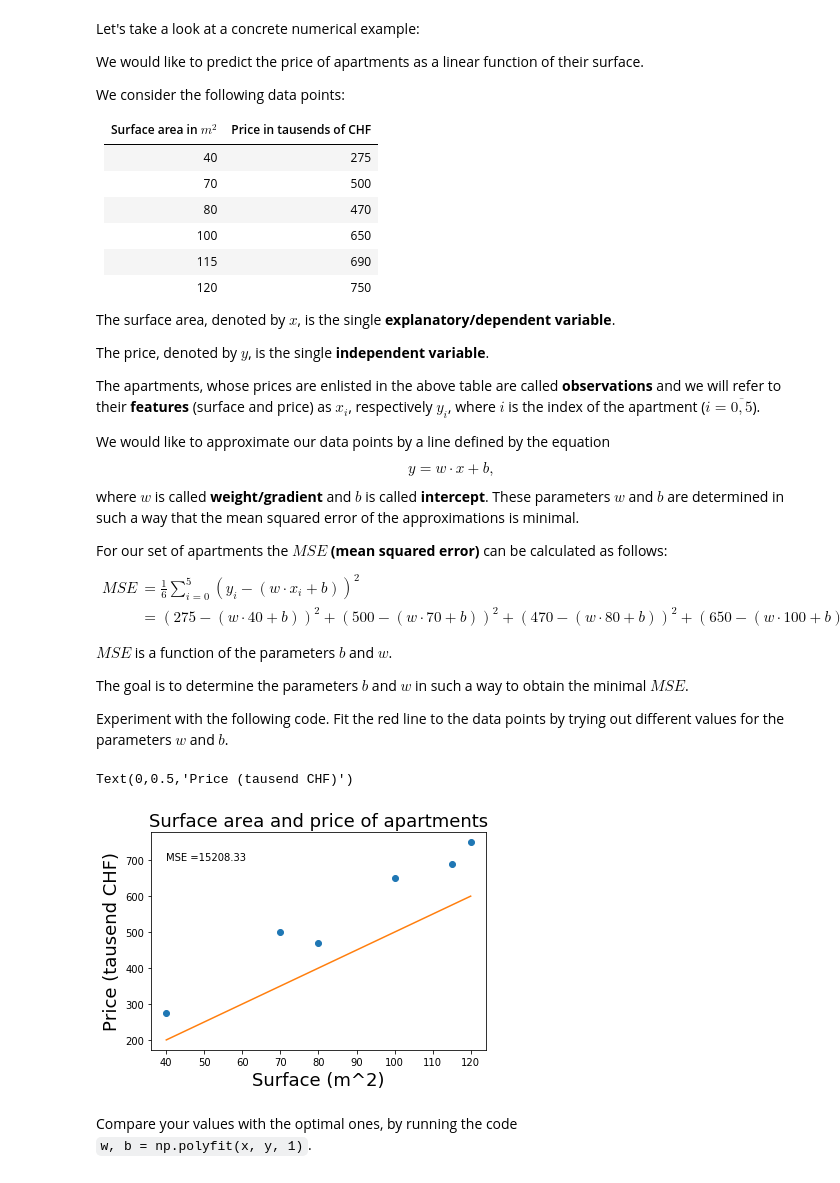
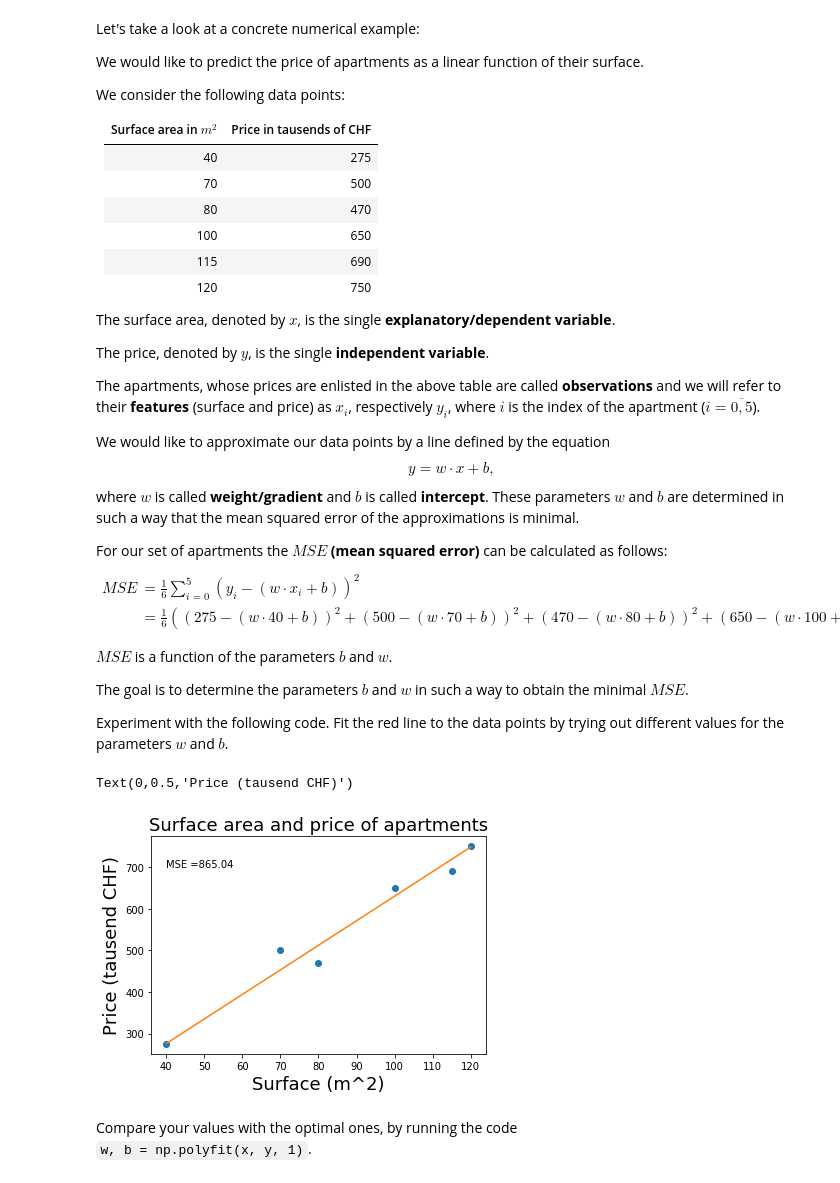
Before and after one commit to KingaS03/Mathematics-for-Machine-Learning-and-Data-Science, a Jupyter notebook: MM_Day1.ipynb, the cells around one changed output. Cells and saved outputs as stored; diff of their text form; code cells hidden in the pictures.

```diff
--- a/MM_Day1.ipynb
+++ b/MM_Day1.ipynb
@@ -82,7 +82,7 @@ where $w$ is called **weight/gradient** and $b$ is called **intercept**. These p
 For our set of apartments the **$MSE$ (mean squared error)** can be calculated as follows:
 $$\begin{align*}
 MSE &= \frac{1}{6}\sum_{i=0}^5 \left(y_i - (w \cdot x_i + b)\right)^2\\
-& = \left(275-(w\cdot 40 + b)\right)^2 + \left(500-(w\cdot 70 + b)\right)^2 + \left(470-(w\cdot 80 + b)\right)^2 + \left(650-(w\cdot 100 + b)\right)^2 + \left(690-(w\cdot 115 + b)\right)^2 + \left(750-(w\cdot 120 + b)\right)^2
+& = \frac{1}{6}\left(\left(275-(w\cdot 40 + b)\right)^2 + \left(500-(w\cdot 70 + b)\right)^2 + \left(470-(w\cdot 80 + b)\right)^2 + \left(650-(w\cdot 100 + b)\right)^2 + \left(690-(w\cdot 115 + b)\right)^2 + \left(750-(w\cdot 120 + b)\right)^2\right)
 \end{align*}$$
 
 $MSE$ is a function of the parameters $b$ and $w$.
@@ -93,29 +93,29 @@ Experiment with the following code. Fit the red line to the data points by tryin
 # %%
 import matplotlib.pyplot as plt
 import seaborn as sns
 import numpy as np
 
 # 300 random samples
 x = np.array([40, 70, 80, 100, 115, 120])
 y = np.array([275, 500, 470, 650, 690, 750])
 
 plt.plot(x, y, 'o') #scatter plot of data points
 
-w = 5 # change this value
-b = 0 # change this value
+w = 5.9 # change this value
+b = 40 # change this value
 
 plt.plot(x, b + w*x) #add line of best fit
 
 MSE = np.mean((y-(b + w*x))**2)
 
 # legend, title, and labels.
 plt.text(40,700, f"MSE ={MSE:.2f}")
 plt.title('Surface area and price of apartments', size=18)
 plt.xlabel('Surface (m^2)', size=18)
 plt.ylabel('Price (tausend CHF)', size=18)
 # %% [output]
 Text(0,0.5,'Price (tausend CHF)')
-[figure, old version]
+[figure, new version]
 # %% [markdown]
 Compare your values with the optimal ones, by running the code<br>
 `w, b = np.polyfit(x, y, 1)`.
```
Also changed, not shown: parts of 10 cells of this notebook.
